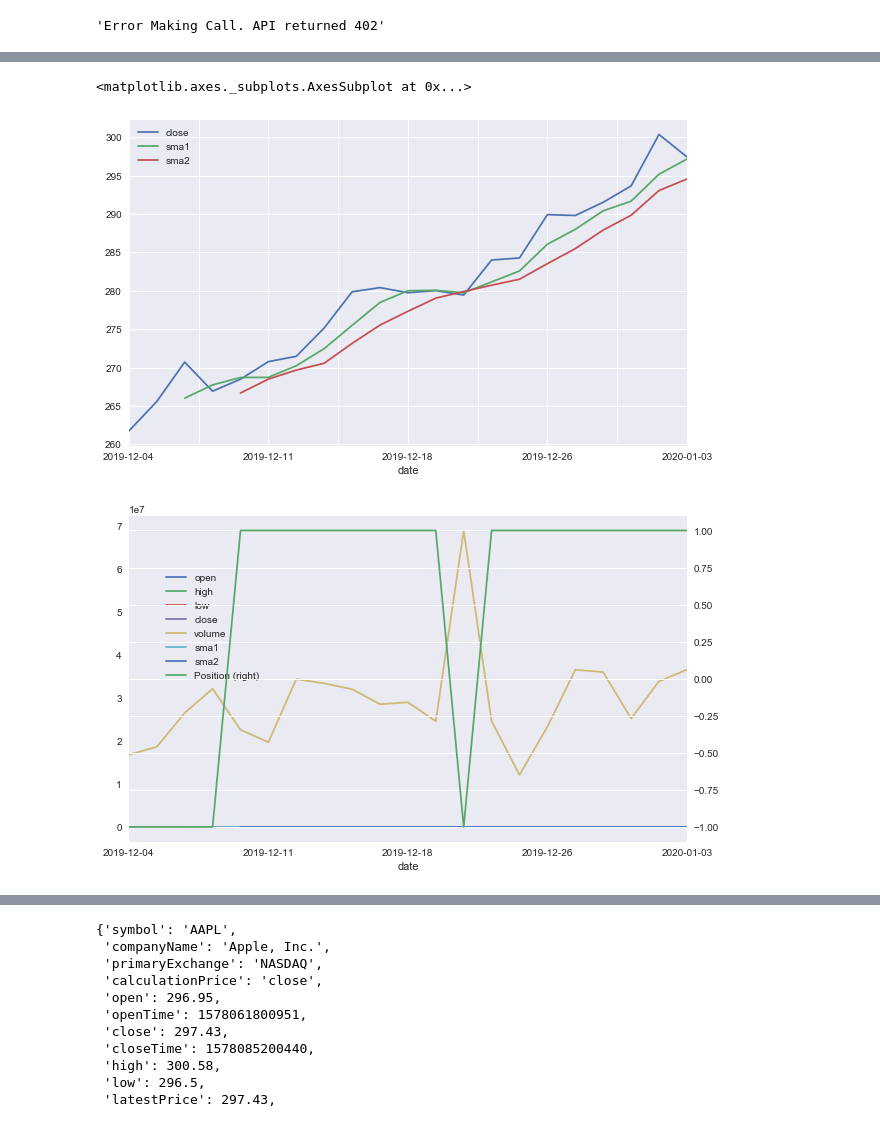
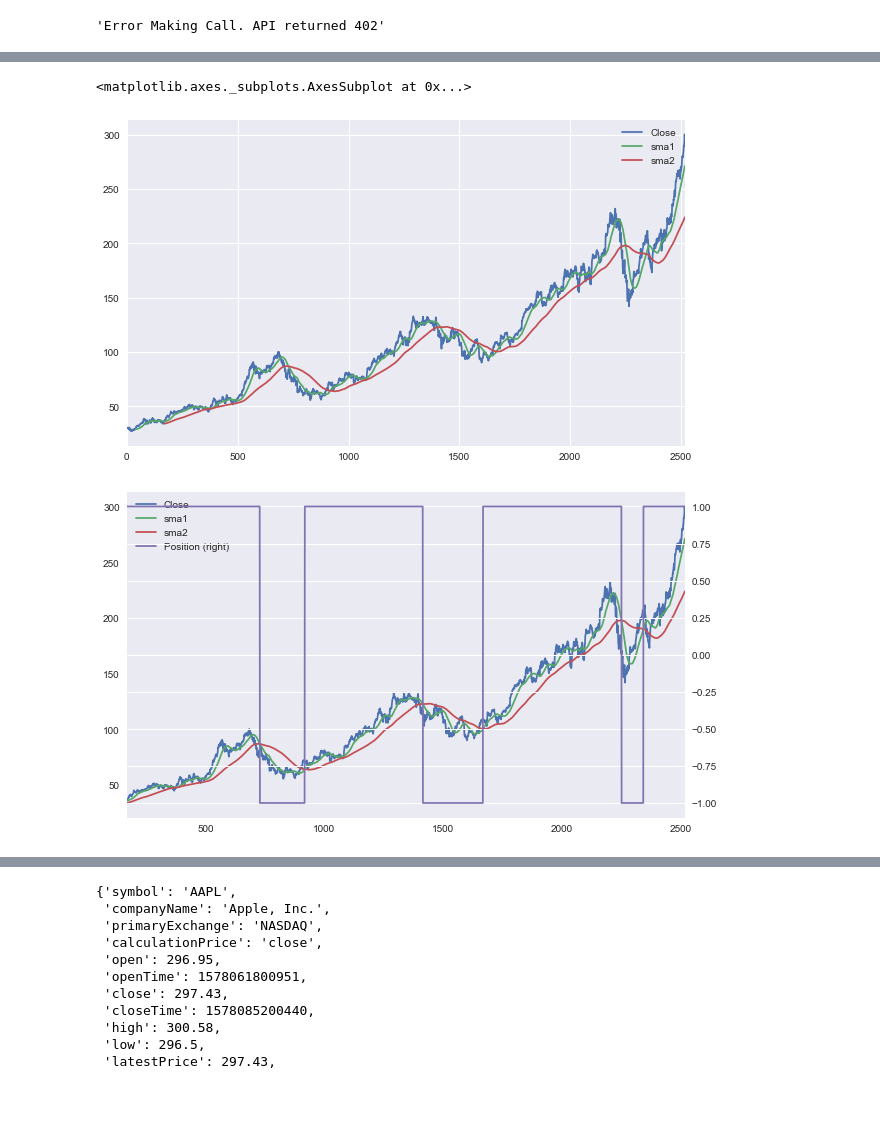
Before and after one commit to mikesturm2001/PythonFinance, a Jupyter notebook: Algo Trading.ipynb, the cells around one changed output, grey strips where cells are left out. Drawn from its saved outputs; the diff is of its cells as text; code cells hidden in the pictures; blank space fills up the shorter version.

```diff
--- a/Algo Trading.ipynb
+++ b/Algo Trading.ipynb
@@ -96,20 +91,24 @@ stock_hist = stock_hist.copy()
+# %%
+raw = pd.read_csv('HistoricalData/AAPL.csv')
+# %%
+stock_hist = pd.DataFrame(raw['Close']).dropna()
 # %%
 #First Strategy. Simple Moving Averages
 
-sma1 = 3
-sma2 = 5
+sma1 = 42
+sma2 = 170
 
-stock_hist['sma1'] = stock_hist['close'].rolling(sma1).mean()
-stock_hist['sma2'] = stock_hist['close'].rolling(sma2).mean()
+stock_hist['sma1'] = stock_hist['Close'].rolling(sma1).mean()
+stock_hist['sma2'] = stock_hist['Close'].rolling(sma2).mean()
 # %%
-stock_hist.plot(y=["close","sma1","sma2"], figsize=(10, 6))
+stock_hist.plot(y=["Close","sma1","sma2"], figsize=(10, 6))
 # %% [output]
 <matplotlib.axes._subplots.AxesSubplot at 0x...>
-[figure, old version]
+[figure, new version]
 # %%
+stock_hist.dropna(inplace=True)
 stock_hist['Position'] = np.where(stock_hist['sma1'] > stock_hist['sma2'], 1, -1)
 # %%
 ax = stock_hist.plot(secondary_y='Position', figsize=(10,6))
-ax.get_legend().set_bbox_to_anchor((0.25, 0.85));
 # %% [output]
-[figure, old version]
+[figure, new version]
```
Also changed, not shown: parts of 9 cells of this notebook.
